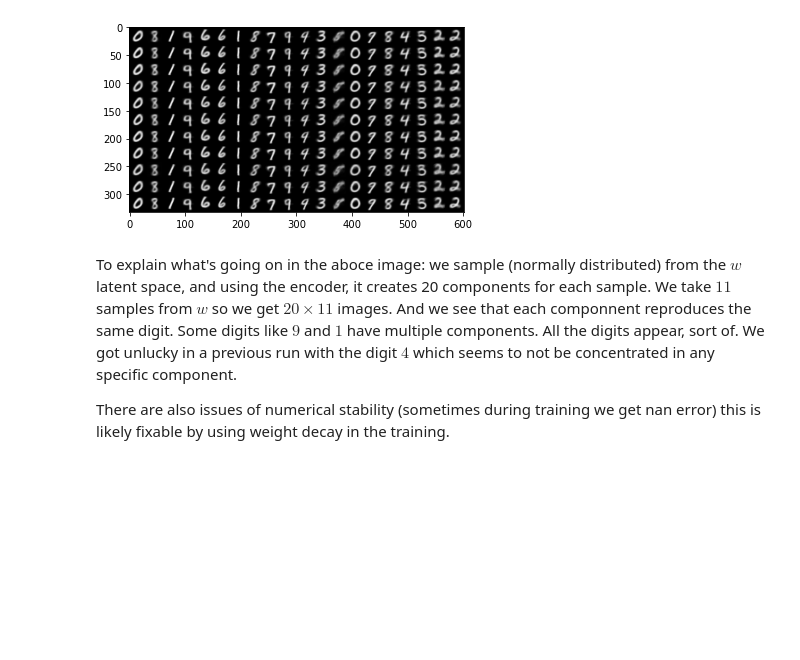
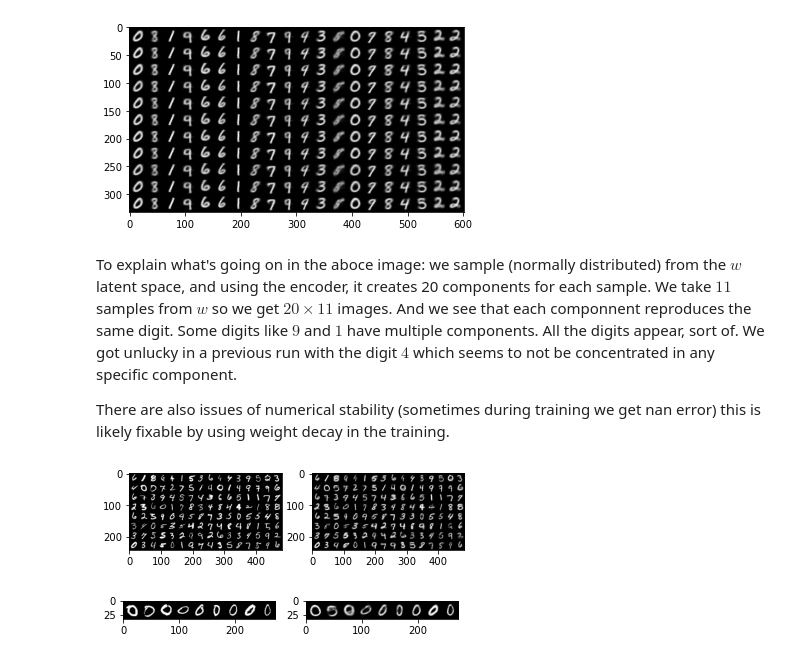
Before and after one commit to zelhar/mg22, a Jupyter notebook: unsupervised_clustering.ipynb, the cells around one changed output. Cells and saved outputs as stored; diff of their text form; code cells hidden in the pictures; blank space fills up the shorter version.

```diff
--- a/unsupervised_clustering.ipynb
+++ b/unsupervised_clustering.ipynb
@@ -149,3 +149,13 @@ To explain what's going on in the aboce image:
 we sample (normally distributed) from the $w$ latent space, and using the encoder, it creates 20 components for each sample. We take $11$ samples from $w$ so we get $20 \times 11$ images. And we see that each componnent reproduces the same digit. Some digits like $9$ and $1$ have multiple components. All the digits appear, sort of. We got unlucky in a previous run with the digit $4$ which seems to not be concentrated in any specific component.
 
 There are also issues of numerical stability (sometimes during training we get nan error) this is likely fixable by using weight decay in the training.
+# %%
+output = model(x)
+rec = output["rec"].reshape(-1,1,28,28)
+ut.plot_2images(x, rec)
+# %% [output]
+[figure, added]
+# %%
+ut.plot_2images(x[y==0], rec[y==0])
+# %% [output]
+[figure, added]
```
Also changed, not shown: parts of 6 cells of this notebook.
